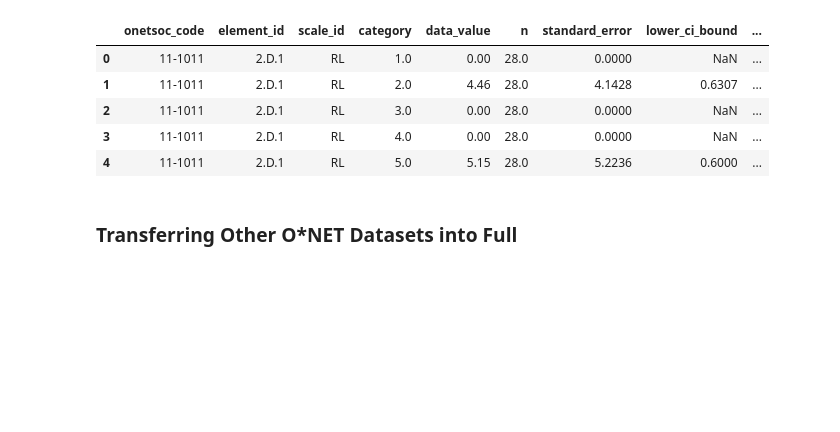
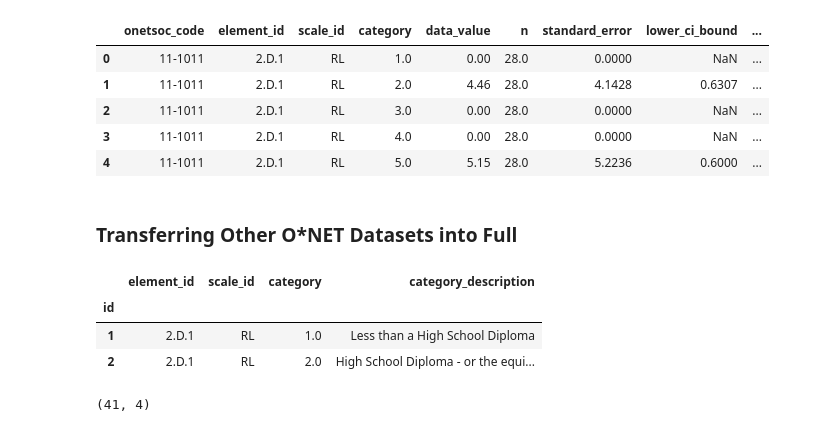
Before and after one commit to blue-santa/comparing-training-req-to-salary-exp, a Jupyter notebook: notebooks/03-exploratory-data-analysis/02-00-eda-train-reward-compare.ipynb, the cells around one changed output. Cells and saved outputs as stored; diff of their text form; code cells hidden in the pictures; blank space fills up the shorter version.

```diff
--- a/notebooks/03-exploratory-data-analysis/02-00-eda-train-reward-compare.ipynb
+++ b/notebooks/03-exploratory-data-analysis/02-00-eda-train-reward-compare.ipynb
@@ -1125,3 +1125,14 @@ full_df.head()
 | 4 | 11-1011 | 2.D.1 | RL | 5.0 | 5.15 | 28.0 | 5.2236 | 0.6000 | ... |
 # %% [markdown]
 ### Transferring Other O*NET Datasets into Full
+# %%
+ete_categories.head(2)
+# %% [output]
+|  | element_id | scale_id | category | category_description |
+| id |  |  |  |  |
+| 1 | 2.D.1 | RL | 1.0 | Less than a High School Diploma |
+| 2 | 2.D.1 | RL | 2.0 | High School Diploma - or the equi... |
+# %%
+ete_categories.shape
+# %% [output]
+(41, 4)
```
Also changed, not shown: parts of 11 cells of this notebook.
